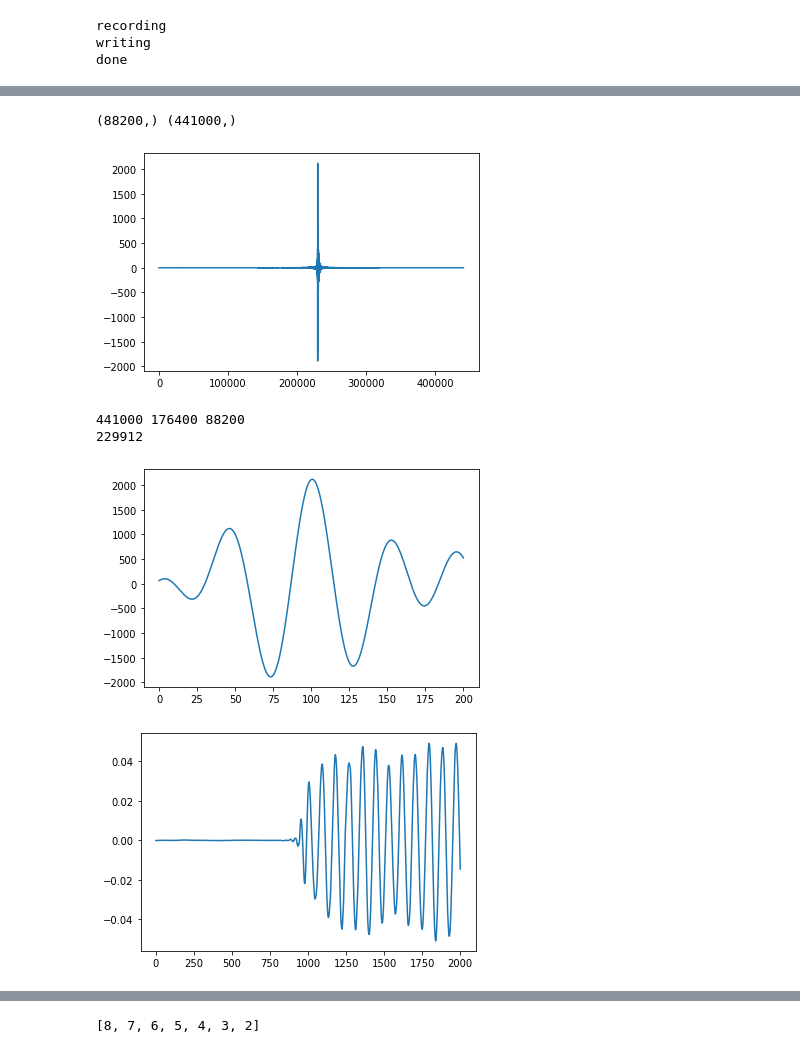
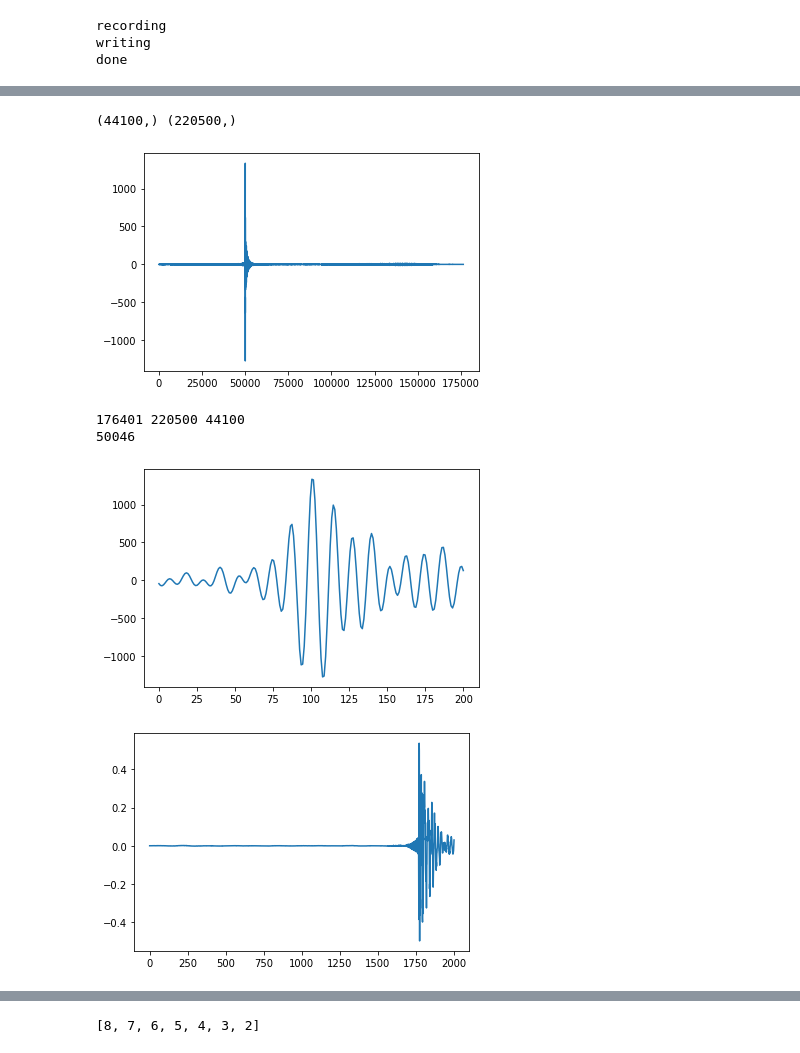
Before and after one commit to kaijunge/CleanNoise_GF3, a Jupyter notebook: Audio tests.ipynb, the cells around one changed output, grey strips where cells are left out. Cells and saved outputs as stored; diff of their text form; code cells hidden in the pictures.

```diff
--- a/Audio tests.ipynb
+++ b/Audio tests.ipynb
@@ -17,6 +17,7 @@ def plot_y(y):
     plt.plot(x, y)
     plt.show
 # %%
+fs = 44100  # 44100 samples per second
 sd.default.samplerate = 44100  # Sample rate
 sd.default.channels = 1
 
@@ -62,7 +63,7 @@ def play_np_BT(note):
     play_obj.wait_done()
     print("done")
 
-y = record("blah.wav", 4)
+y = record("blah.wav", 5)
 # %% [output]
 recording
 writing
@@ -91,22 +79,24 @@ data = np.reshape(y, y.size)
 
 frequency = 440  # Our played note will be 440 Hz
 fs = 44100  # 44100 samples per second
-seconds = 7  # Note duration of 3 seconds
 
-sec = 2
+sec = 1
 t = np.linspace(0, sec, sec * fs)
-h = chirp(t, f0=500, f1=1000, t1=sec, method='linear')
+h = chirp(t, f0=2000, f1=4000, t1=sec, method='linear')
+
+scaled = np.int16(h/np.max(np.abs(h)) * 32767)
+write('chirp.wav', 44100, scaled)
 
 h_rev = h[::-1]
 
 print(h_rev.shape, data.shape)
 
-g = np.convolve(data, h_rev, 'same')
-
+g = np.convolve(data, h_rev, 'valid')
+x = np.correlate(data, h, 'valid')
 plot_y(g)
 # %% [output]
-(88200,) (441000,)
+(44100,) (220500,)
-[figure, old version]
+[figure, new version]
 # %%
 ## print(len(g), len(y), len(h_rev))
 dg = len(g)
@@ -125,12 +115,12 @@ k = g[i_max - rng:i_max + rng]
 plot_y(k)
 print(i_max)
 # %% [output]
-441000 176400 88200
-229912
+176401 220500 44100
+50046
-[figure, old version]
+[figure, new version]
 # %%
 rng2 = 1000
-cntr = int(i_max - dh/2)
+cntr = int(i_max)# - dh/2)
 plot_y(y[cntr - rng2:cntr  + rng2])
 # %% [output]
-[figure, old version]
+[figure, new version]
```
Also changed, not shown: parts of 15 cells of this notebook.
